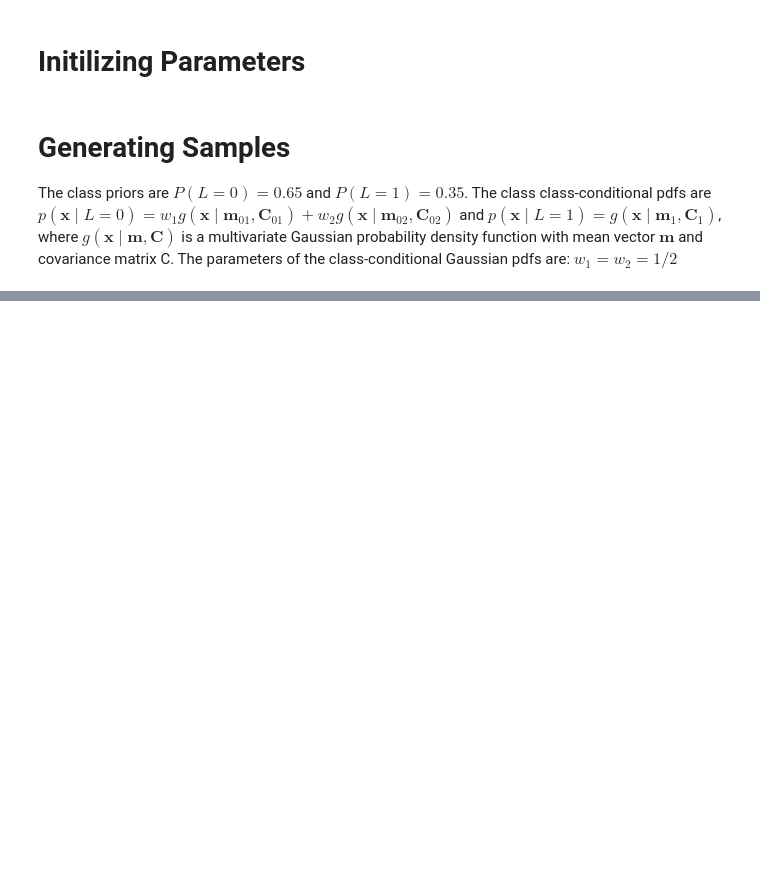
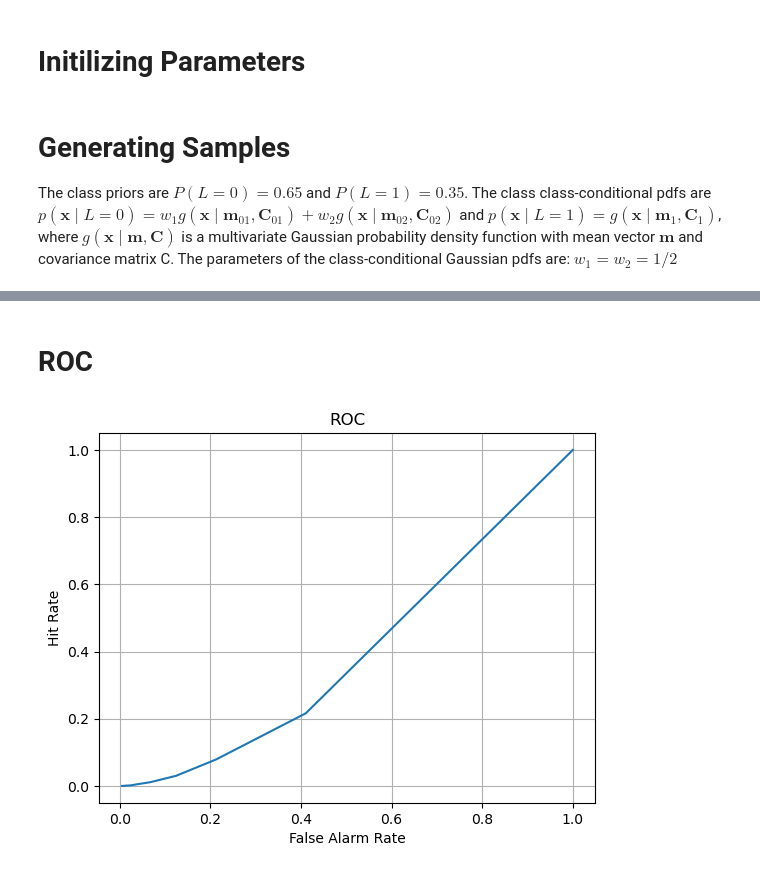
Before and after one commit to Alol2565/Introduction-to-ML-and-Pattern-Recognition, a Jupyter notebook: HW2/Q1/Q1.ipynb, the cells around one changed output, grey strips where cells are left out. Saved outputs shown, nothing was run; the diff lists cells and outputs as text; code cells hidden in the pictures; blank space fills up the shorter version.

```diff
--- a/HW2/Q1/Q1.ipynb
+++ b/HW2/Q1/Q1.ipynb
@@ -34,0 +37,34 @@ plt.show()
+# %%
+def guass_mul_prob(x, m, c):
+    return (1/(np.power(2 * np.pi, len(x)/2) * np.linalg.det(c))) * np.exp(-0.5 * np.matmul(np.matmul((x - m).T, np.linalg.inv(c)), x - m))
+
+def classifier(x, threshold, m_01, c_01, m_02, c_02, m_1, c_1):
+    likelihood_ratio = guass_mul_prob(x, m_1, c_1) / (w1 * guass_mul_prob(x, m_01, c_01) + w2 * guass_mul_prob(x, m_02, c_02))
+    if(likelihood_ratio > threshold):
+        return 1
+    else:
+        return 0
+# %%
+
+thresholds = np.arange(0, 100, 10)
+results = np.zeros(sample_size)
+tp = np.zeros(len(thresholds))
+fp = np.zeros(len(thresholds))
+for t in range(len(thresholds)):
+    for i in range(sample_size):
+        results[i] = classifier(samples[:,i], thresholds[t], m_01, c_01, m_02, c_02, m_1, c_1)
+        tp[t] += (results[i] == labels[i]) and (labels[i] == 1)
+        fp[t] += (results[i] != labels[i]) and (labels[i] == 0)
+# %% [markdown]
+# ROC
+# %%
+tp_rate = tp / np.sum(labels == 1)
+fp_rate = fp / np.sum(labels == 0)
+plt.plot(fp_rate, tp_rate)
+plt.xlabel('False Alarm Rate')
+plt.ylabel('Hit Rate')
+plt.title('ROC')
+plt.grid()
+plt.show()
+# %% [output]
+[figure, added]
```
Also changed, not shown: parts of 2 cells of this notebook.
